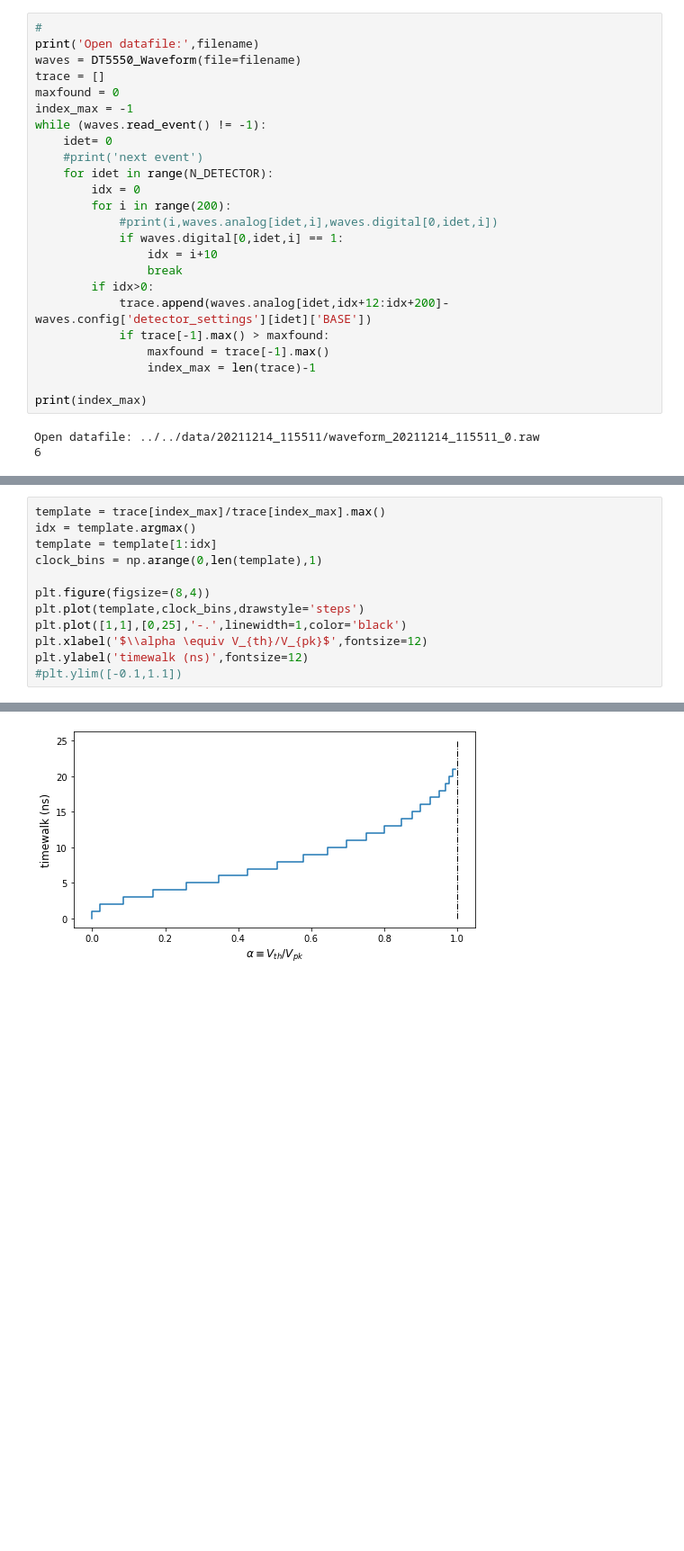
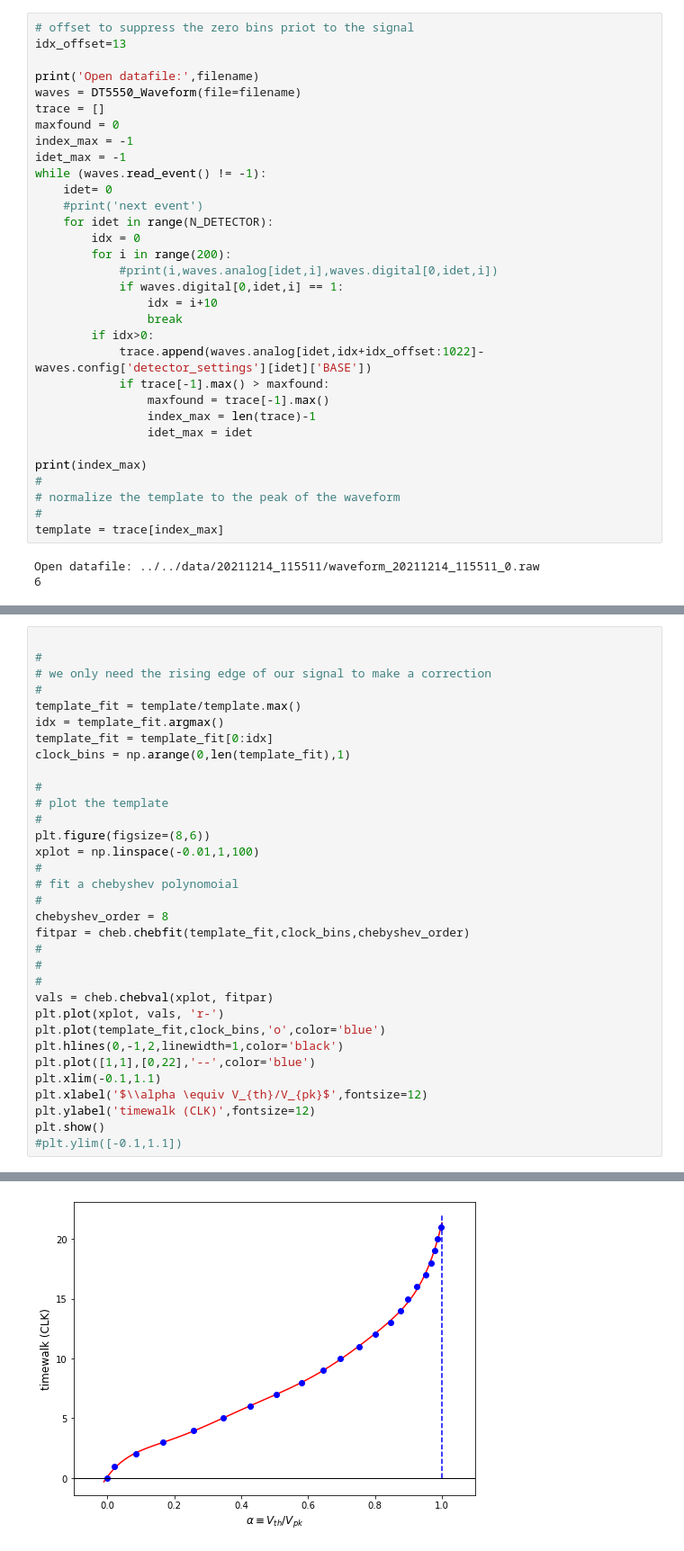
Before and after one commit to acolijn/DT5550_DAQ, a Jupyter notebook: analysis/timewalk_calculator.ipynb, the cells around one changed output, grey strips where cells are left out. Shown at 90% size. Saved outputs shown, nothing was run; the diff lists cells and outputs as text; blank space fills up the shorter version.

Commit message:
timewalk implemented.... needs debug.... but works

```diff
--- a/analysis/timewalk_calculator.ipynb
+++ b/analysis/timewalk_calculator.ipynb
@@ -13,10 +16,13 @@ filename = '../../data/20211214_115511/waveform_20211214_115511_0.raw'
 # %%
-#
+# offset to suppress the zero bins priot to the signal
+idx_offset=13
+
 print('Open datafile:',filename)
 waves = DT5550_Waveform(file=filename)
 trace = []
 maxfound = 0
 index_max = -1
+idet_max = -1
 while (waves.read_event() != -1):
     idet= 0
     #print('next event')
@@ -28,12 +34,17 @@ while (waves.read_event() != -1):
                 idx = i+10
                 break
         if idx>0:
-            trace.append(waves.analog[idet,idx+12:idx+200]-waves.config['detector_settings'][idet]['BASE'])
+            trace.append(waves.analog[idet,idx+idx_offset:1022]-waves.config['detector_settings'][idet]['BASE'])
             if trace[-1].max() > maxfound:
                 maxfound = trace[-1].max()
                 index_max = len(trace)-1
+                idet_max = idet
 
 print(index_max)
+#
+# normalize the template to the peak of the waveform
+#
+template = trace[index_max]
 # %% [output]
 Open datafile: ../../data/20211214_115511/waveform_20211214_115511_0.raw
 6
@@ -40,13 +75,34 @@ Open datafile: ../../data/20211214_115511/waveform_20211214_115511_0.raw
 # %%
-template = trace[index_max]/trace[index_max].max()
-idx = template.argmax()
-template = template[1:idx]
-clock_bins = np.arange(0,len(template),1)
 
-plt.figure(figsize=(8,4))
-plt.plot(template,clock_bins,drawstyle='steps')
-plt.plot([1,1],[0,25],'-.',linewidth=1,color='black')
+#
+# we only need the rising edge of our signal to make a correction
+#
+template_fit = template/template.max()
+idx = template_fit.argmax()
+template_fit = template_fit[0:idx]
+clock_bins = np.arange(0,len(template_fit),1)
+
+#
+# plot the template
+#
+plt.figure(figsize=(8,6))
+xplot = np.linspace(-0.01,1,100)
+#
+# fit a chebyshev polynomoial
+#
+chebyshev_order = 8
+fitpar = cheb.chebfit(template_fit,clock_bins,chebyshev_order)
+#
+#
+#
+vals = cheb.chebval(xplot, fitpar)
+plt.plot(xplot, vals, 'r-')
+plt.plot(template_fit,clock_bins,'o',color='blue')
+plt.hlines(0,-1,2,linewidth=1,color='black')
+plt.plot([1,1],[0,22],'--',color='blue')
+plt.xlim(-0.1,1.1)
 plt.xlabel('$\\alpha \equiv V_{th}/V_{pk}$',fontsize=12)
-plt.ylabel('timewalk (ns)',fontsize=12)
+plt.ylabel('timewalk (CLK)',fontsize=12)
+plt.show()
 #plt.ylim([-0.1,1.1])
 # %% [output]
@@ -54 +109 @@ Text(0, 0.5, 'timewalk (ns)')
-[figure, old version]
+[figure, new version]
```
Also changed, not shown: parts of 14 cells of this notebook, 4 other files.
